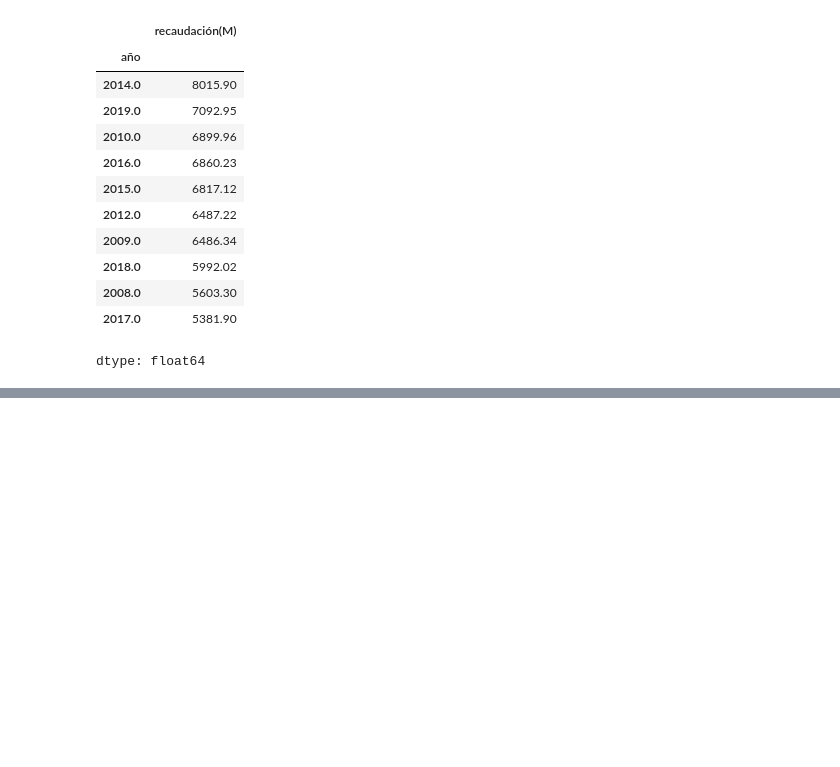
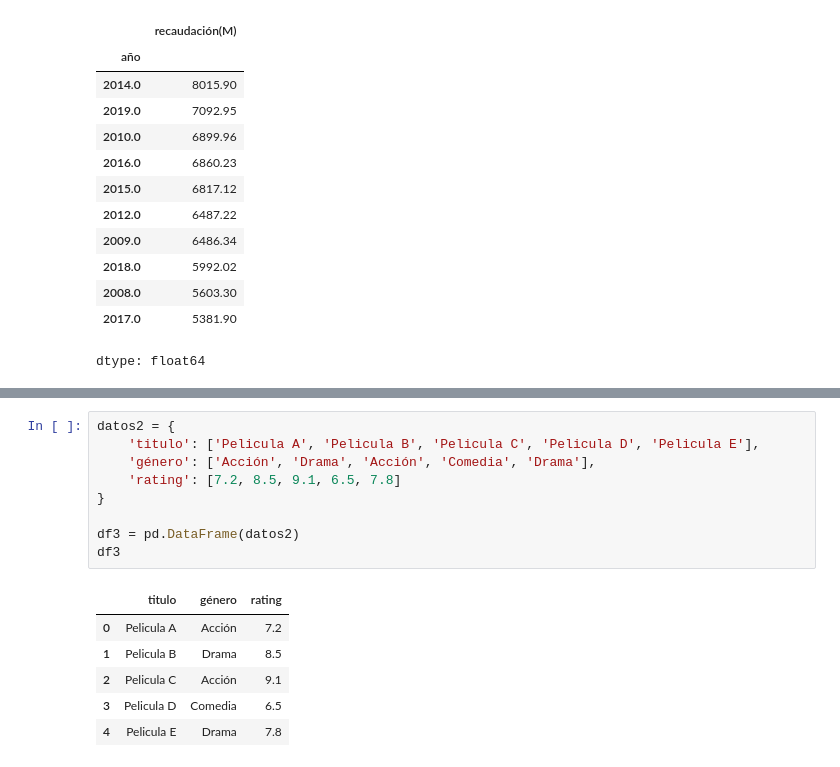
Before and after one commit to NightWingC/data-science, a Jupyter notebook: CodigoPython/Dia7/CuadernosparaPracticas/OrdenaryAgruparDataFrames.ipynb, the cells around one changed output, grey strips where cells are left out. Saved outputs shown, nothing was run; the diff lists cells and outputs as text; blank space fills up the shorter version.

```diff
--- a/CodigoPython/Dia7/CuadernosparaPracticas/OrdenaryAgruparDataFrames.ipynb
+++ b/CodigoPython/Dia7/CuadernosparaPracticas/OrdenaryAgruparDataFrames.ipynb
@@ -92,0 +129,16 @@ dtype: float64
+# %%
+datos2 = {
+    'titulo': ['Pelicula A', 'Pelicula B', 'Pelicula C', 'Pelicula D', 'Pelicula E'],
+    'género': ['Acción', 'Drama', 'Acción', 'Comedia', 'Drama'],
+    'rating': [7.2, 8.5, 9.1, 6.5, 7.8]
+}
+
+df3 = pd.DataFrame(datos2)
+df3
+# %% [output]
+|  | titulo | género | rating |
+| 0 | Pelicula A | Acción | 7.2 |
+| 1 | Pelicula B | Drama | 8.5 |
+| 2 | Pelicula C | Acción | 9.1 |
+| 3 | Pelicula D | Comedia | 6.5 |
+| 4 | Pelicula E | Drama | 7.8 |
```
Also changed, not shown: parts of 4 cells of this notebook.
